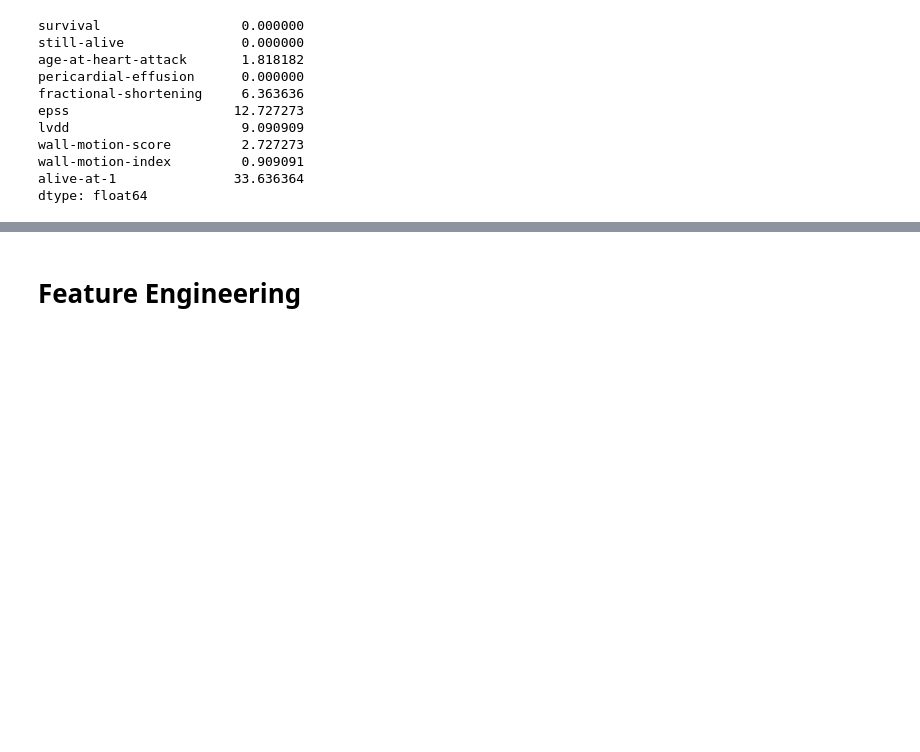
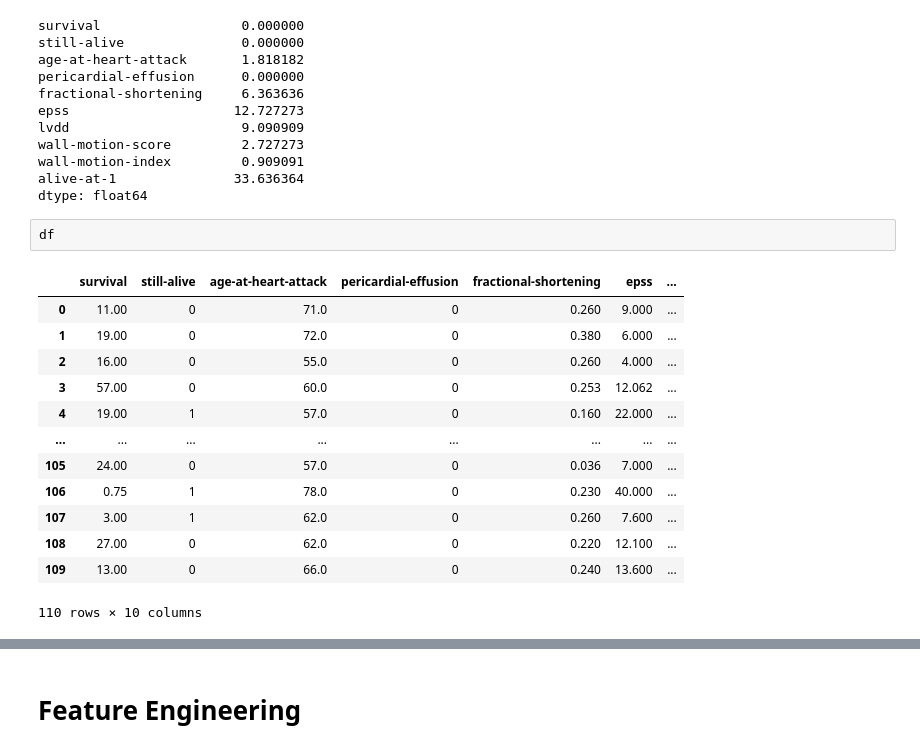
Before and after one commit to oozdal/heart-attack, a Jupyter notebook: heart-attack.ipynb, the cells around one changed output, grey strips where cells are left out. Cells and saved outputs as stored; diff of their text form; blank space fills up the shorter version.

```diff
--- a/heart-attack.ipynb
+++ b/heart-attack.ipynb
@@ -145,3 +145,19 @@ wall-motion-score         2.727273
 wall-motion-index         0.909091
 alive-at-1               33.636364
 dtype: float64
+# %%
+df
+# %% [output]
+|  | survival | still-alive | age-at-heart-attack | pericardial-effusion | fractional-shortening | epss | ... |
+| 0 | 11.00 | 0 | 71.0 | 0 | 0.260 | 9.000 | ... |
+| 1 | 19.00 | 0 | 72.0 | 0 | 0.380 | 6.000 | ... |
+| 2 | 16.00 | 0 | 55.0 | 0 | 0.260 | 4.000 | ... |
+| 3 | 57.00 | 0 | 60.0 | 0 | 0.253 | 12.062 | ... |
+| 4 | 19.00 | 1 | 57.0 | 0 | 0.160 | 22.000 | ... |
+| ... | ... | ... | ... | ... | ... | ... | ... |
+| 105 | 24.00 | 0 | 57.0 | 0 | 0.036 | 7.000 | ... |
+| 106 | 0.75 | 1 | 78.0 | 0 | 0.230 | 40.000 | ... |
+| 107 | 3.00 | 1 | 62.0 | 0 | 0.260 | 7.600 | ... |
+| 108 | 27.00 | 0 | 62.0 | 0 | 0.220 | 12.100 | ... |
+| 109 | 13.00 | 0 | 66.0 | 0 | 0.240 | 13.600 | ... |
+110 rows × 10 columns
```
Also changed, not shown: parts of 1 cell of this notebook, 2 other files.
